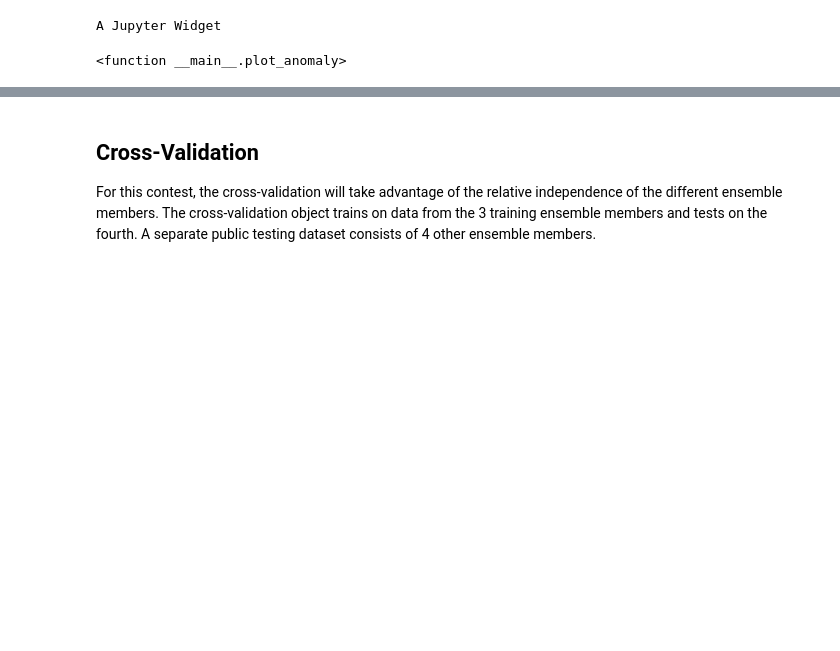
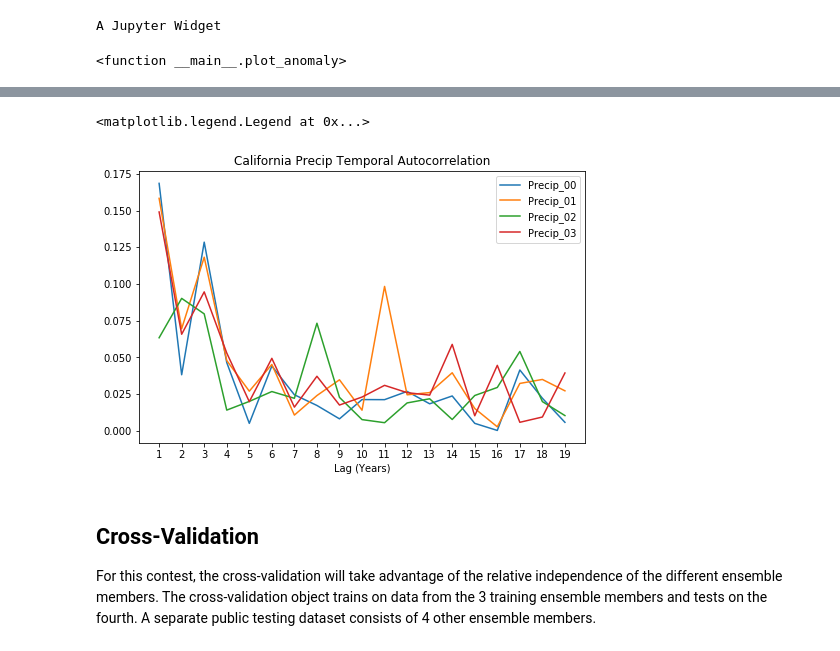
Before and after one commit to ramp-kits/california_rainfall, a Jupyter notebook: california_rainfall_starting_kit.ipynb, the cells around one changed output, grey strips where cells are left out. Cells and saved outputs as stored; diff of their text form; code cells hidden in the pictures; blank space fills up the shorter version.

```diff
--- a/california_rainfall_starting_kit.ipynb
+++ b/california_rainfall_starting_kit.ipynb
@@ -132,3 +157,17 @@ A Jupyter Widget
+# %%
+lags = np.arange(1, 20)
+autocorr = np.zeros((rain_data.columns.size, lags.size))
+plt.figure(figsize=(8, 5))
+for c, col in enumerate(rain_data.columns):
+    autocorr[c] = np.array([rain_data[col].autocorr(l) for l in range(1, 20)])
+    plt.plot(lags, np.abs(autocorr[c]), label=col)
+plt.xticks(lags)
+plt.title("California Precip Temporal Autocorrelation")
+plt.xlabel("Lag (Years)")
+plt.legend(loc=0)
+# %% [output]
+<matplotlib.legend.Legend at 0x...>
+[figure, added]
 # %% [markdown]
 ## Cross-Validation
 For this contest, the cross-validation will take advantage of the relative independence of the different ensemble members. The cross-validation object trains on data from the 3 training ensemble members and tests on the fourth. A separate public testing dataset consists of 4 other ensemble members.
```
Also changed, not shown: parts of 20 cells of this notebook, 1 other file.
